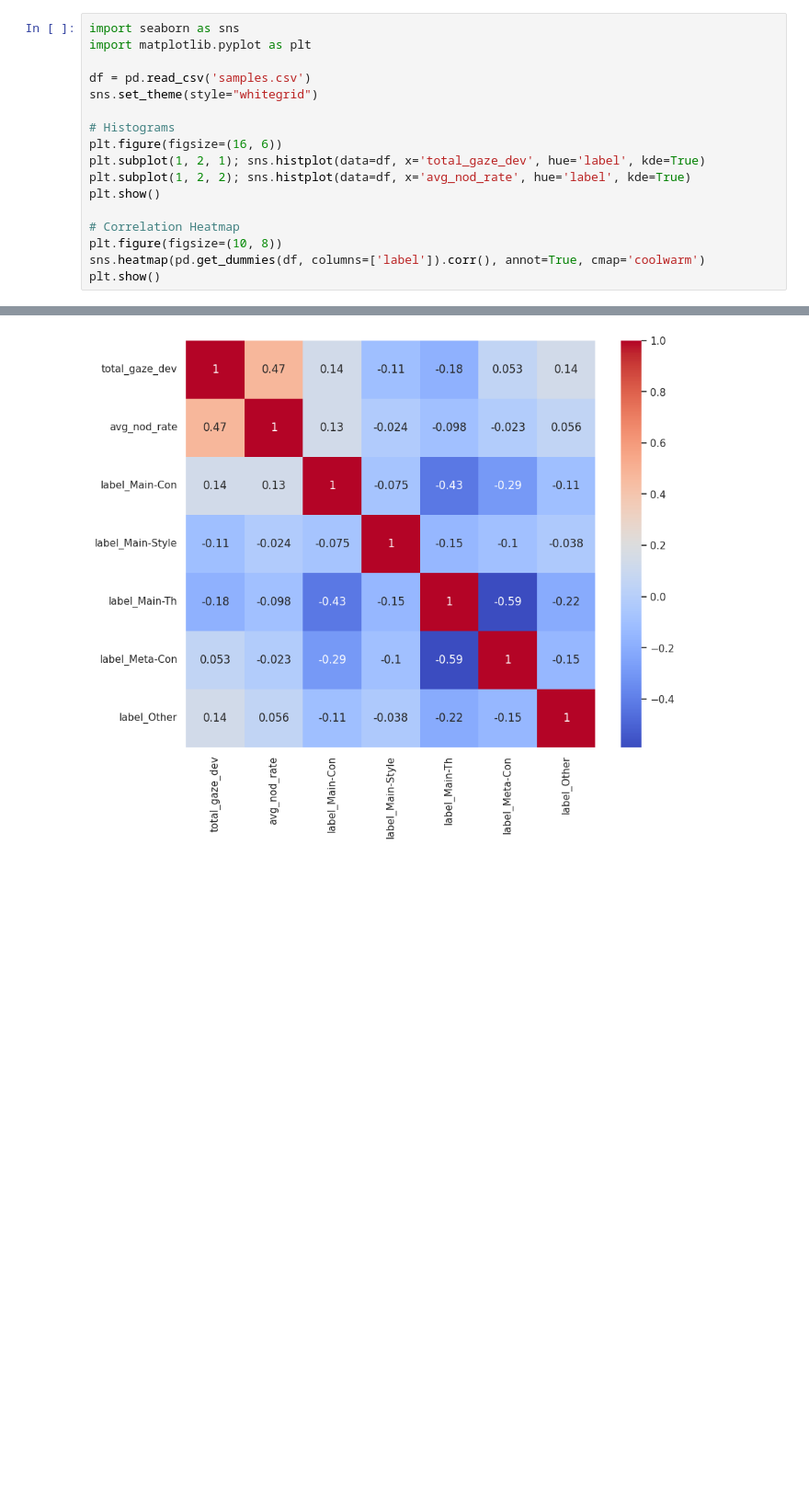
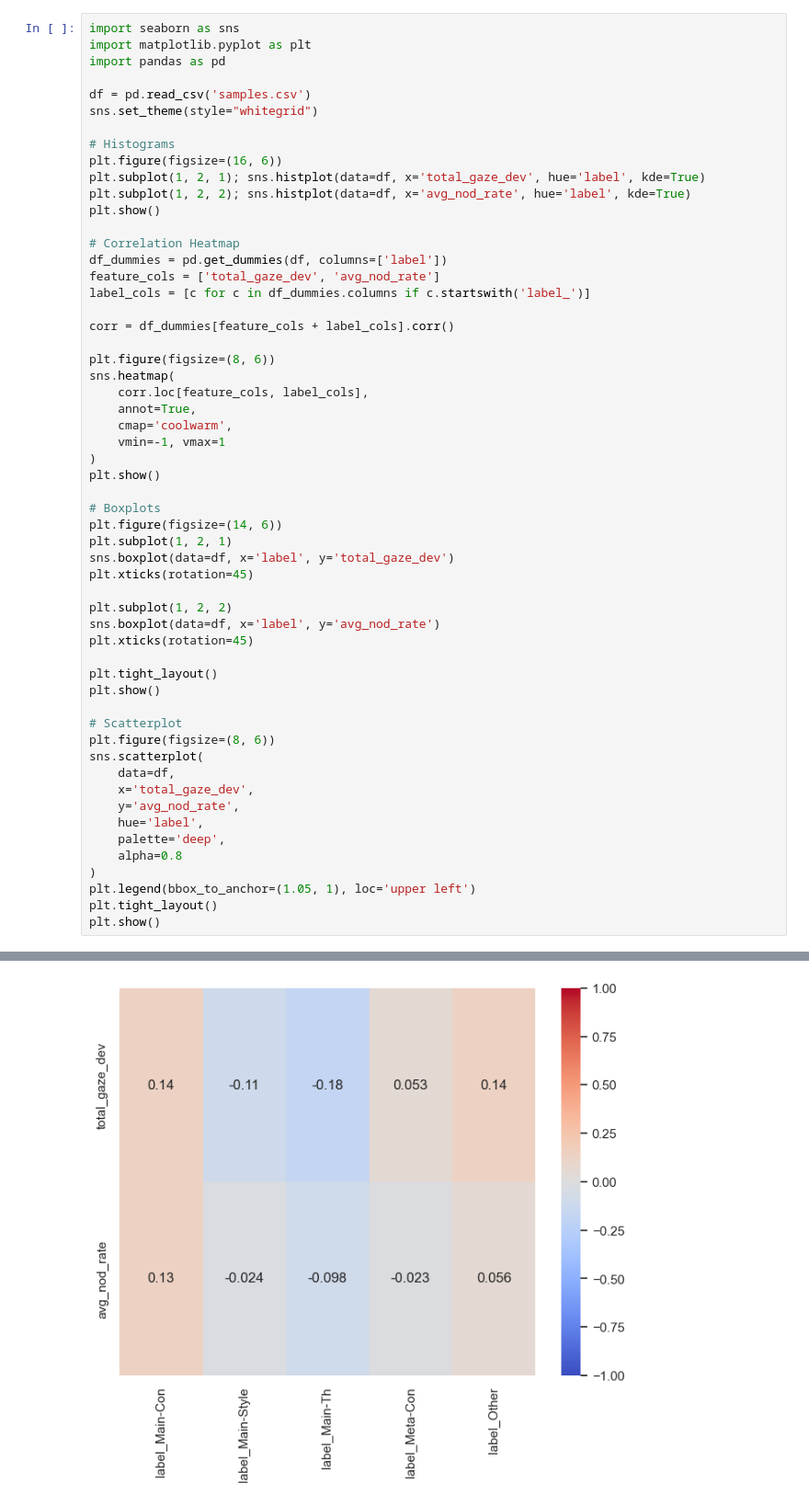
Before and after one commit to nizihan29/Meta-dialogue, a Jupyter notebook: EDA.ipynb, the cells around one changed output, grey strips where cells are left out. Shown at 92% size. Drawn from its saved outputs; the diff is of its cells as text; blank space fills up the shorter version.

```diff
--- a/EDA.ipynb
+++ b/EDA.ipynb
@@ -82,6 +76,7 @@ Samples saved to samples.csv
 # %%
 import seaborn as sns
 import matplotlib.pyplot as plt
+import pandas as pd
 
 df = pd.read_csv('samples.csv')
 sns.set_theme(style="whitegrid")
@@ -93,7 +88,45 @@ plt.subplot(1, 2, 2); sns.histplot(data=df, x='avg_nod_rate', hue='label', kde=T
 plt.show()
 
 # Correlation Heatmap
-plt.figure(figsize=(10, 8))
-sns.heatmap(pd.get_dummies(df, columns=['label']).corr(), annot=True, cmap='coolwarm')
+df_dummies = pd.get_dummies(df, columns=['label'])
+feature_cols = ['total_gaze_dev', 'avg_nod_rate']
+label_cols = [c for c in df_dummies.columns if c.startswith('label_')]
+
+corr = df_dummies[feature_cols + label_cols].corr()
+
+plt.figure(figsize=(8, 6))
+sns.heatmap(
+    corr.loc[feature_cols, label_cols],
+    annot=True,
+    cmap='coolwarm',
+    vmin=-1, vmax=1
+)
 plt.show()
+
+# Boxplots
+plt.figure(figsize=(14, 6))
+plt.subplot(1, 2, 1)
+sns.boxplot(data=df, x='label', y='total_gaze_dev')
+plt.xticks(rotation=45)
+
+plt.subplot(1, 2, 2)
+sns.boxplot(data=df, x='label', y='avg_nod_rate')
+plt.xticks(rotation=45)
+
+plt.tight_layout()
+plt.show()
+
+# Scatterplot
+plt.figure(figsize=(8, 6))
+sns.scatterplot(
+    data=df,
+    x='total_gaze_dev',
+    y='avg_nod_rate',
+    hue='label',
+    palette='deep',
+    alpha=0.8
+)
+plt.legend(bbox_to_anchor=(1.05, 1), loc='upper left')
+plt.tight_layout()
+plt.show()
 # %% [output]
@@ -101 +134 @@ plt.show()
-[figure, old version]
+[figure, new version]
```
Also changed, not shown: parts of 4 cells of this notebook.
